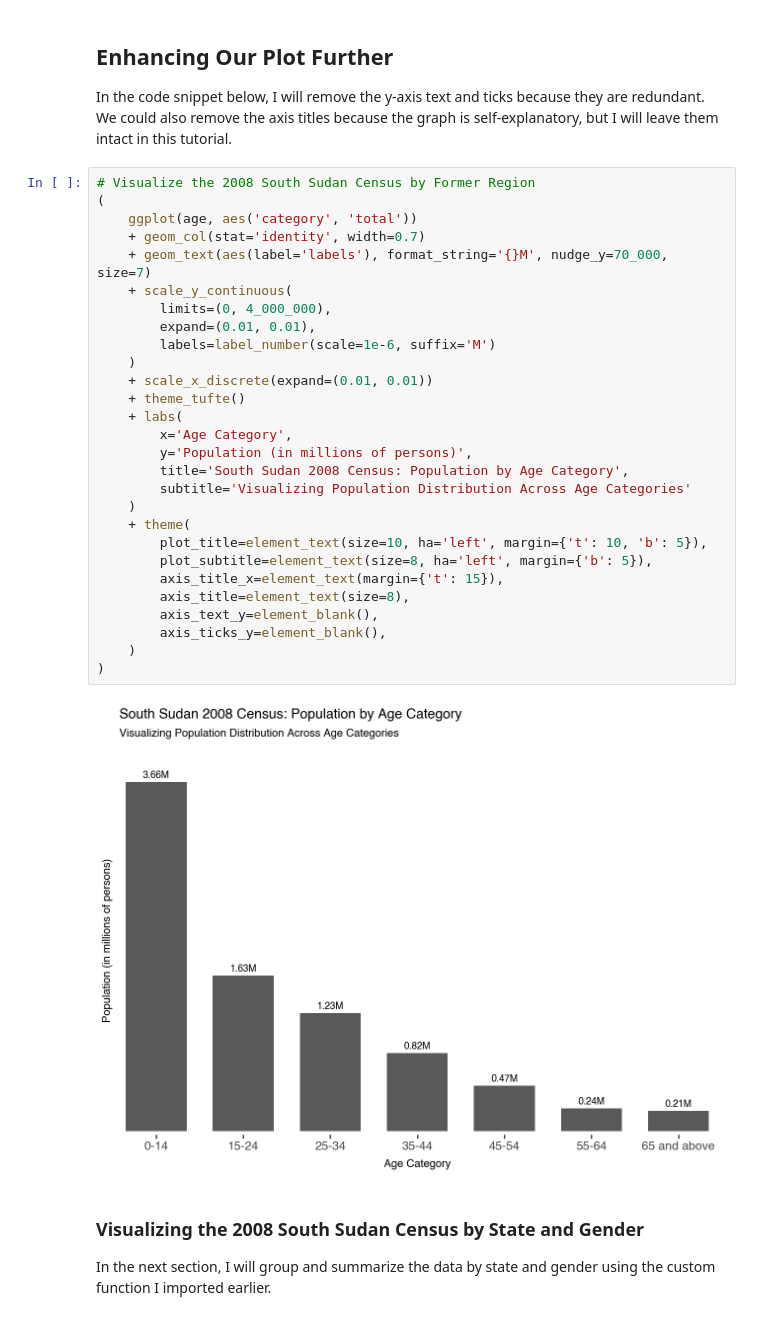
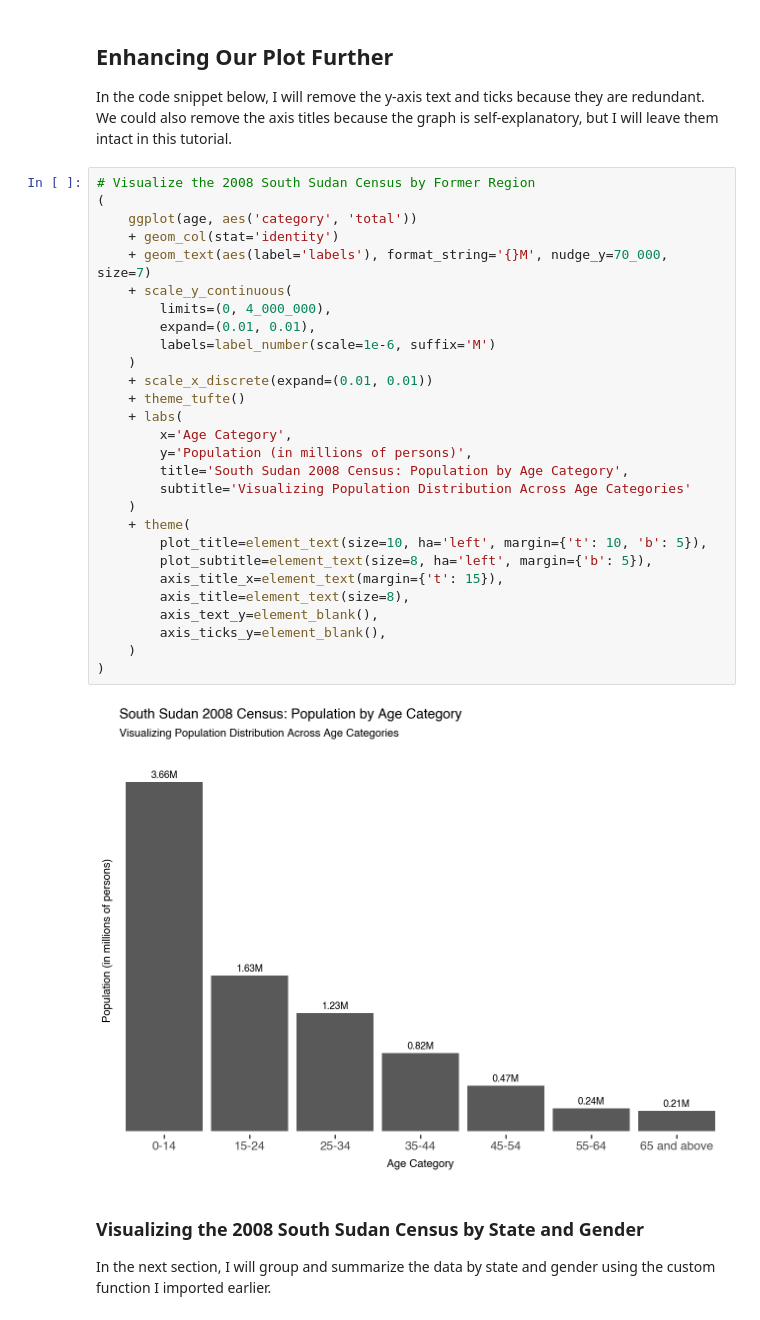
Before and after one commit to tongakuot/dataviz-plotnine, a Jupyter notebook: barplots.ipynb, the cells around one changed output. Drawn from its saved outputs; the diff is of its cells as text.

Commit message:
"modified plots"

```diff
--- a/barplots.ipynb
+++ b/barplots.ipynb
@@ -181,33 +181,33 @@ In the code snippet below, I will remove the y-axis text and ticks because they
 # %%
 # Visualize the 2008 South Sudan Census by Former Region
 (
     ggplot(age, aes('category', 'total'))
-    + geom_col(stat='identity', width=0.7)
+    + geom_col(stat='identity')
     + geom_text(aes(label='labels'), format_string='{}M', nudge_y=70_000, size=7)
     + scale_y_continuous(
         limits=(0, 4_000_000),
         expand=(0.01, 0.01),
         labels=label_number(scale=1e-6, suffix='M')
     )
     + scale_x_discrete(expand=(0.01, 0.01))
     + theme_tufte()
     + labs(
         x='Age Category',
         y='Population (in millions of persons)',
         title='South Sudan 2008 Census: Population by Age Category',
         subtitle='Visualizing Population Distribution Across Age Categories'
     )
     + theme(
         plot_title=element_text(size=10, ha='left', margin={'t': 10, 'b': 5}),
         plot_subtitle=element_text(size=8, ha='left', margin={'b': 5}),
         axis_title_x=element_text(margin={'t': 15}),
         axis_title=element_text(size=8),
         axis_text_y=element_blank(),
         axis_ticks_y=element_blank(),
     )
 )
 # %% [output]
-[figure, old version]
+[figure, new version]
 # %% [markdown]
 ### Visualizing the 2008 South Sudan Census by State and Gender
 
```
Also changed, not shown: parts of 1 cell of this notebook, 2 other files.
